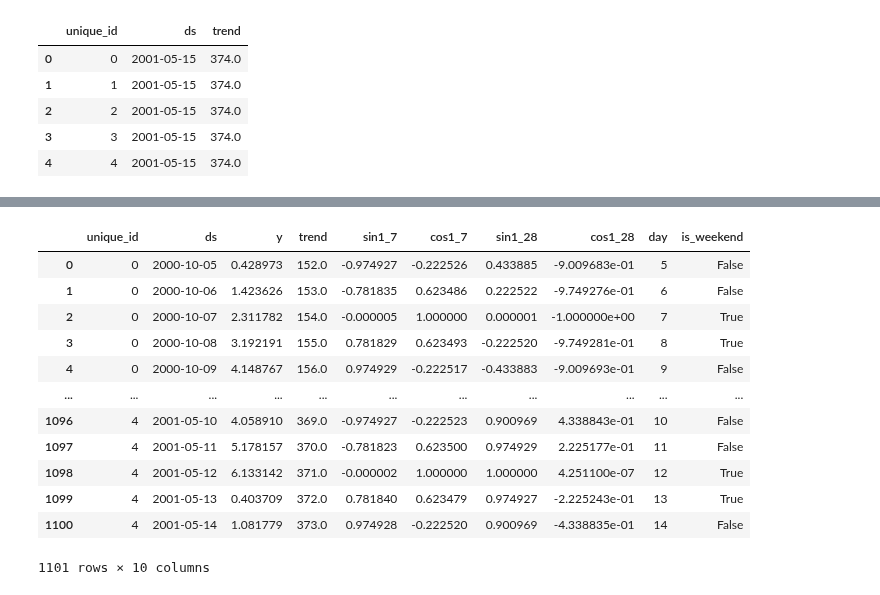
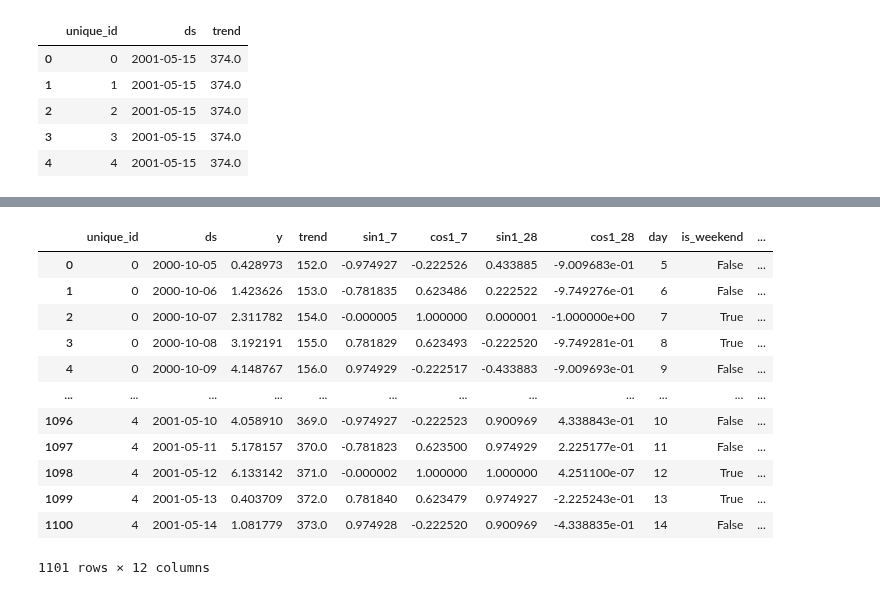
Before and after one commit to Nixtla/utilsforecast, a Jupyter notebook: nbs/feature_engineering.ipynb, the cells around one changed output, grey strips where cells are left out. Cells and saved outputs as stored; diff of their text form; code cells hidden in the pictures.

Commit message:
support returning multiple time features from function

```diff
--- a/nbs/feature_engineering.ipynb
+++ b/nbs/feature_engineering.ipynb
@@ -282,12 +282,16 @@ future_df
 # %%
 #| exporti
 def _compute_time_feature(
-    times: Union[Series, pd.Index],
+    times: Union[pd.Index, pl_Expr],
     feature: Union[str, Callable],
-) -> Union[Series, pd.Index]:
+) -> Tuple[Union[str, List[str]], Union[pd.DataFrame, pl_Expr, List[pl_Expr], pd.Index, np.ndarray]]:
     if callable(feature):
-        feat_name = feature.__name__
         feat_vals = feature(times)
+        if isinstance(feat_vals, pd.DataFrame):
+            feat_name = feat_vals.columns.tolist()
+            feat_vals = feat_vals.to_numpy()
+        else:
+            feat_name = feature.__name__
     else:
         feat_name = feature
         if isinstance(times, pd.DatetimeIndex):
@@ -316,9 +320,13 @@ def _add_time_features(
         exprs = []
         for feature in features:
             name, vals = _compute_time_feature(pl.col(time_col), feature)
-            exprs.append(vals.alias(name))
+            if isinstance(vals, list):
+                exprs.extend(vals)
+            else:
+                assert isinstance(vals, pl_Expr)
+                exprs.append(vals.alias(name))
         feats = unique_times.to_frame().with_columns(*exprs)
-        df = df.join(feats, on=time_col, how="left")
+        df = df.join(feats, on=time_col, how='left')
     return df
 # %%
 #| export
@@ -370,5 +378,6 @@ def time_features(
     future = _add_time_features(df=future, features=features, time_col=time_col)
     return transformed, future
 # %%
-time_features(series, freq='D', features=['month', 'day'], h=1)
+transformed_df, future_df = time_features(series, freq='D', features=['month', 'day'], h=1)
+transformed_df
 # %% [output]
@@ -439,37 +450,53 @@ def pipeline(
             future = ufp.horizontal_concat([future, f_future[feat_cols]])
     return transformed, future
 # %%
-def is_weekend(times):
+def is_weekend(times: Union[pd.Index, pl.Expr]):
     if isinstance(times, pd.Index):
         dow = times.weekday + 1  # monday=0 in pandas and 1 in polars
     else:
         dow = times.dt.weekday()
     return dow >= 6
 
+def even_days_and_months(times: Union[pd.Index, pl.Expr]):
+    if isinstance(times, pd.Index):
+        out = pd.DataFrame(
+            {
+                'even_day': (times.weekday + 1) % 2 == 0,
+                'even_month': times.month % 2 == 0,
+            }
+        )
+    else:
+        # for polars you can return a list of expressions
+        out = [
+            (times.dt.weekday() % 2 == 0).alias('even_day'),
+            (times.dt.month() % 2 == 0).alias('even_month'),
+        ]
+    return out
+
 features = [
     trend,
     partial(fourier, season_length=7, k=1),
     partial(fourier, season_length=28, k=1),
-    partial(time_features, features=['day', is_weekend]),
+    partial(time_features, features=['day', is_weekend, even_days_and_months]),
 ]
 transformed_df, future_df = pipeline(
     series,
     features=features,
     freq='D',
     h=1,
 )
 transformed_df
 # %% [output]
-|  | unique_id | ds | y | trend | sin1_7 | cos1_7 | sin1_28 | cos1_28 | day | is_weekend |
-| 0 | 0 | 2000-10-05 | 0.428973 | 152.0 | -0.974927 | -0.222526 | 0.433885 | -9.009683e-01 | 5 | False |
-| 1 | 0 | 2000-10-06 | 1.423626 | 153.0 | -0.781835 | 0.623486 | 0.222522 | -9.749276e-01 | 6 | False |
-| 2 | 0 | 2000-10-07 | 2.311782 | 154.0 | -0.000005 | 1.000000 | 0.000001 | -1.000000e+00 | 7 | True |
-| 3 | 0 | 2000-10-08 | 3.192191 | 155.0 | 0.781829 | 0.623493 | -0.222520 | -9.749281e-01 | 8 | True |
-| 4 | 0 | 2000-10-09 | 4.148767 | 156.0 | 0.974929 | -0.222517 | -0.433883 | -9.009693e-01 | 9 | False |
-| ... | ... | ... | ... | ... | ... | ... | ... | ... | ... | ... |
-| 1096 | 4 | 2001-05-10 | 4.058910 | 369.0 | -0.974927 | -0.222523 | 0.900969 | 4.338843e-01 | 10 | False |
-| 1097 | 4 | 2001-05-11 | 5.178157 | 370.0 | -0.781823 | 0.623500 | 0.974929 | 2.225177e-01 | 11 | False |
-| 1098 | 4 | 2001-05-12 | 6.133142 | 371.0 | -0.000002 | 1.000000 | 1.000000 | 4.251100e-07 | 12 | True |
-| 1099 | 4 | 2001-05-13 | 0.403709 | 372.0 | 0.781840 | 0.623479 | 0.974927 | -2.225243e-01 | 13 | True |
-| 1100 | 4 | 2001-05-14 | 1.081779 | 373.0 | 0.974928 | -0.222520 | 0.900969 | -4.338835e-01 | 14 | False |
+|  | unique_id | ds | y | trend | sin1_7 | cos1_7 | sin1_28 | cos1_28 | day | is_weekend | ... |
+| 0 | 0 | 2000-10-05 | 0.428973 | 152.0 | -0.974927 | -0.222526 | 0.433885 | -9.009683e-01 | 5 | False | ... |
+| 1 | 0 | 2000-10-06 | 1.423626 | 153.0 | -0.781835 | 0.623486 | 0.222522 | -9.749276e-01 | 6 | False | ... |
+| 2 | 0 | 2000-10-07 | 2.311782 | 154.0 | -0.000005 | 1.000000 | 0.000001 | -1.000000e+00 | 7 | True | ... |
+| 3 | 0 | 2000-10-08 | 3.192191 | 155.0 | 0.781829 | 0.623493 | -0.222520 | -9.749281e-01 | 8 | True | ... |
+| 4 | 0 | 2000-10-09 | 4.148767 | 156.0 | 0.974929 | -0.222517 | -0.433883 | -9.009693e-01 | 9 | False | ... |
+| ... | ... | ... | ... | ... | ... | ... | ... | ... | ... | ... | ... |
+| 1096 | 4 | 2001-05-10 | 4.058910 | 369.0 | -0.974927 | -0.222523 | 0.900969 | 4.338843e-01 | 10 | False | ... |
+| 1097 | 4 | 2001-05-11 | 5.178157 | 370.0 | -0.781823 | 0.623500 | 0.974929 | 2.225177e-01 | 11 | False | ... |
+| 1098 | 4 | 2001-05-12 | 6.133142 | 371.0 | -0.000002 | 1.000000 | 1.000000 | 4.251100e-07 | 12 | True | ... |
+| 1099 | 4 | 2001-05-13 | 0.403709 | 372.0 | 0.781840 | 0.623479 | 0.974927 | -2.225243e-01 | 13 | True | ... |
+| 1100 | 4 | 2001-05-14 | 1.081779 | 373.0 | 0.974928 | -0.222520 | 0.900969 | -4.338835e-01 | 14 | False | ... |
-1101 rows × 10 columns
+1101 rows × 12 columns
```
Also changed, not shown: parts of 4 cells of this notebook, 3 other files.
